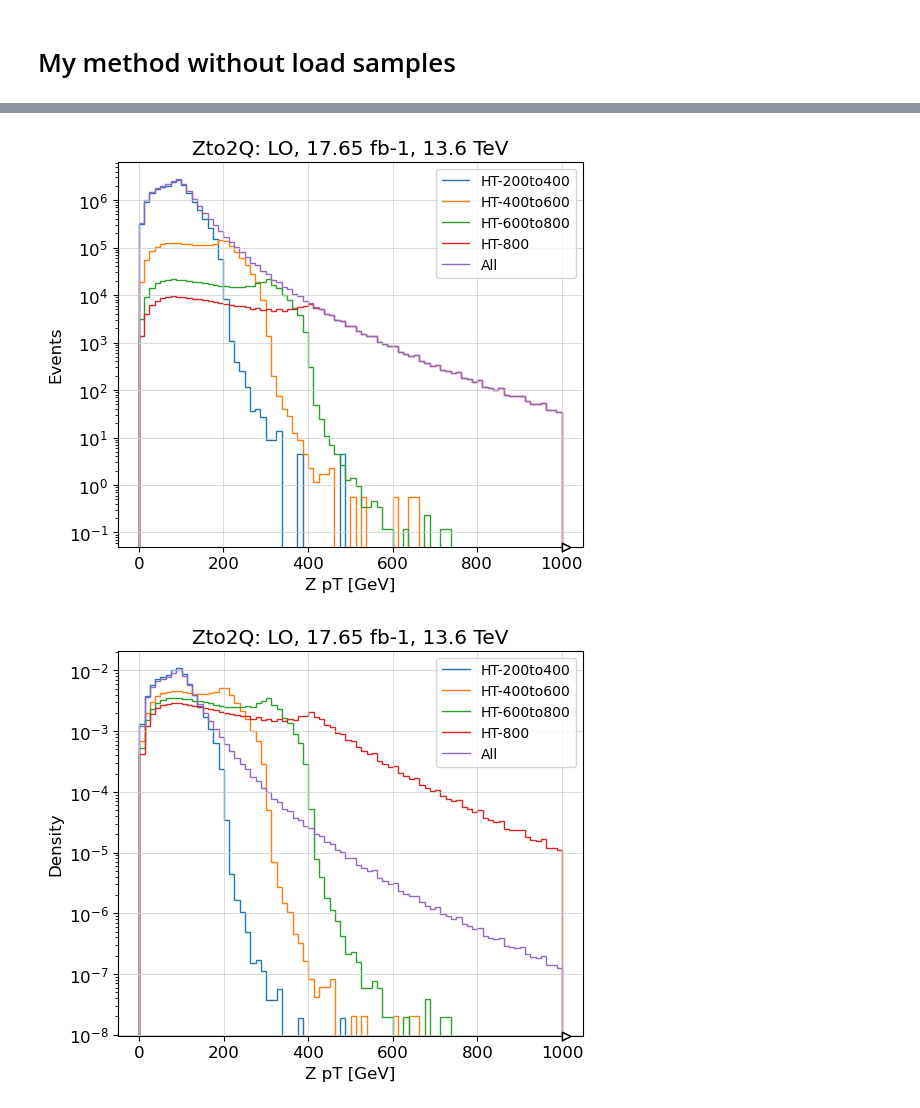
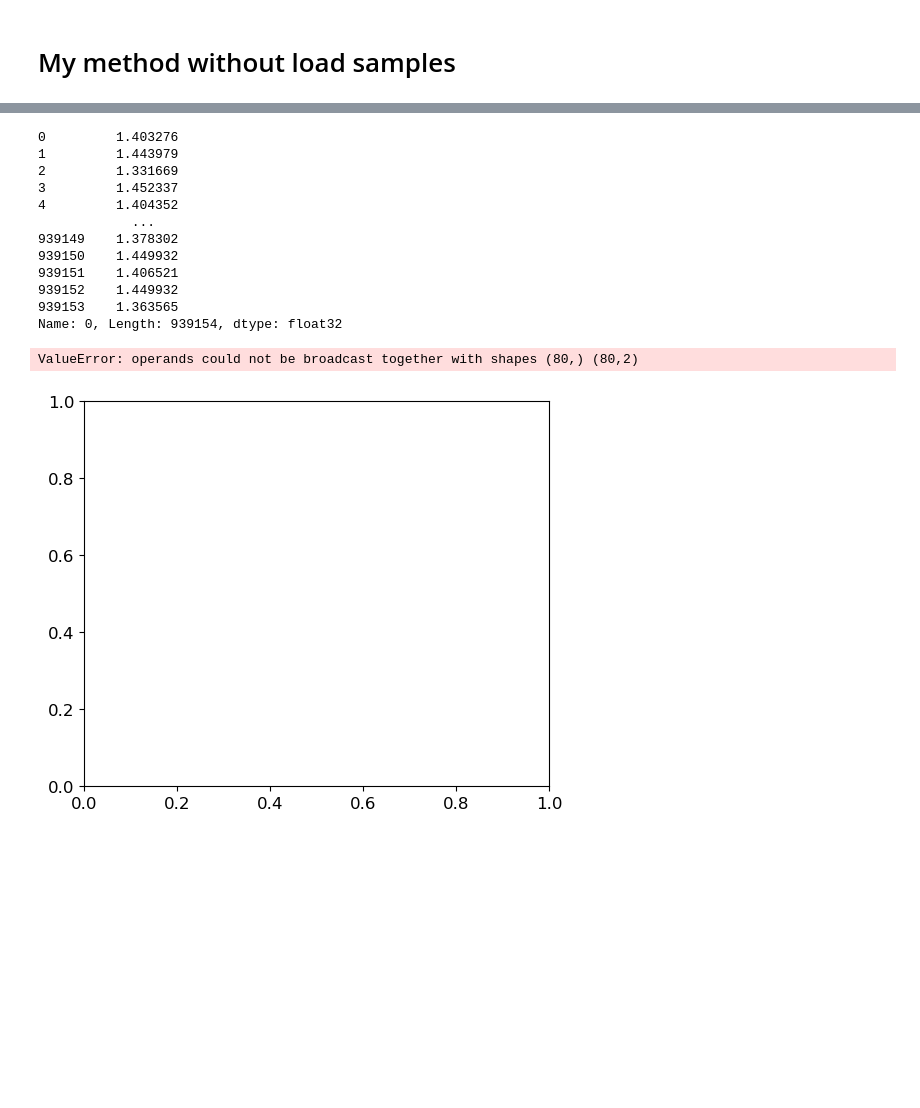
Before and after one commit to cmantill/hpt, a Jupyter notebook: ZJets.ipynb, the cells around one changed output, grey strips where cells are left out. Cells and saved outputs as stored; diff of their text form; code cells hidden in the pictures; blank space fills up the shorter version.

```diff
--- a/ZJets.ipynb
+++ b/ZJets.ipynb
@@ -133,7 +173,6 @@ selection = {
 }
 # %%
 events_dict = {}
-
 # Loop through Zto2Q and ZtoNuNu
 for zto, orders in samples.items():
     events_dict[zto] = {}
@@ -145,6 +184,7 @@ for zto, orders in samples.items():
                 **events_dict[zto][order],
                 **utils.load_samples(
                     input_dir,
+                    zto,
                     sample_list,
                     year,
                     columns=utils.format_columns(load_columns),
@@ -170,0 +216,4 @@ Loaded Zto2Nu-2Jets_PTNuNu-600_2J                        : 939154 entries
+# %%
+import numpy as np
+def correction(x):
+    return (((0.1074476203392207)*np.log(x) + -2.1118788896367833)*np.log(x) + 13.468994650363463)*np.log(x) + -26.416929610364402
@@ -211,10 +381,25 @@ Hist(
+# %%
+corr
+# %% [output]
+0         1.403276
+1         1.443979
+2         1.331669
+3         1.452337
+4         1.404352
+            ...
+939149    1.378302
+939150    1.449932
+939151    1.406521
+939152    1.449932
+939153    1.363565
+Name: 0, Length: 939154, dtype: float32
 # %%
 def plot_h(hists, legend, density, title):
     fig, ax = plt.subplots(1, 1, figsize=(6, 5))
     for hkey, h in hists.items():
         hep.histplot(h, ax=ax, label=legend[hkey], density=density)
-    ax.legend(fontsize=10)
-    ax.set_yscale("log")
+    ax.legend(fontsize=8)
+    #ax.set_yscale("log")
     if density:
         ax.set_ylabel("Density")
     else:
@@ -223,11 +408,13 @@ def plot_h(hists, legend, density, title):
     ax.xaxis.grid(True, which="major")
     ax.yaxis.grid(True, which="major")
 # %%
-def plot_compare(hists, density, title):
+def plot_compare(hists, corr_hists, density, title):
     fig, ax = plt.subplots(1, 1, figsize=(6, 5))
     for order in ("LO", "NLO"):
         h = hists[order]["sum"]
         hep.histplot(h, ax=ax, label=order, density=density)
+        hcorr = corr_hists[order]["sum"]
+        #hep.histplot(hcorr, ax=ax, label=f"{order} corrected", density=density)
     ax.legend(title=f"Pre-Selection")
     if density:
         ax.set_ylabel("Density")
@@ -239,28 +426,38 @@ def plot_compare(hists, density, title):
     ax.yaxis.grid(True, which="major")
 # %%
 hists = {}
+corr_hists = {}
 lumi = 17650/1000
 energy = "13.6 TeV"
 for zto, orders in events_dict.items():
     #zto = "Zto2Q" or "Zto2Nu"
     hists[zto] = {}
+    corr_hists[zto] = {}
     for order, events in orders.items():
         #order = "LO" or "NLO"
         hists[zto][order] = {}
+        corr_hists[zto][order] = {}
         legend = {}
         for sample in events:
             hists[zto][order][sample] = h_vpt[{"name": sample}]
+            #corr_hists[zto][order][sample] = h_corr[{"name": sample}]
+
             if (zto == "Zto2Q"):
                 legend[sample]= sample[12:]
             else:
                 legend[sample]= sample[13:]
 
         hists[zto][order]["sum"] = sum([h for h in hists[zto][order].values()])
+        #corr_hists[zto][order]["sum"] = sum([h for h in corr_hists[zto][order].values()])
         legend["sum"] = "All"
 
         plot_h(hists[zto][order], legend, density=False, title=f"{zto}: {order}, {lumi} fb-1, {energy}")
+        #plot_h(corr_hists[zto][order], legend, density=False, title=f"{zto}: {order} with Run 2 correction")
         plot_h(hists[zto][order], legend, density=True, title=f"{zto}: {order}, {lumi} fb-1, {energy}")
-    plot_compare(hists[zto], density=False, title=f"{zto}, {lumi} fb-1, {energy}")
+        #plot_h(corr_hists[zto][order], legend, density=True, title=f"{zto}: {order} with Run 2 correction")
+
+    plot_compare(hists[zto], corr_hists[zto], density=False, title=f"{zto}, {lumi} fb-1, {energy}")
+    plot_compare(hists[zto], corr_hists[zto], density=True, title=f"{zto}, {lumi} fb-1, {energy}")
 # %% [output]
+ValueError: operands could not be broadcast together with shapes (80,) (80,2)
-[figure, old version]
+[figure, new version]
-[figure, removed]
```
Also changed, not shown: parts of 39 cells of this notebook, 1 other file.
